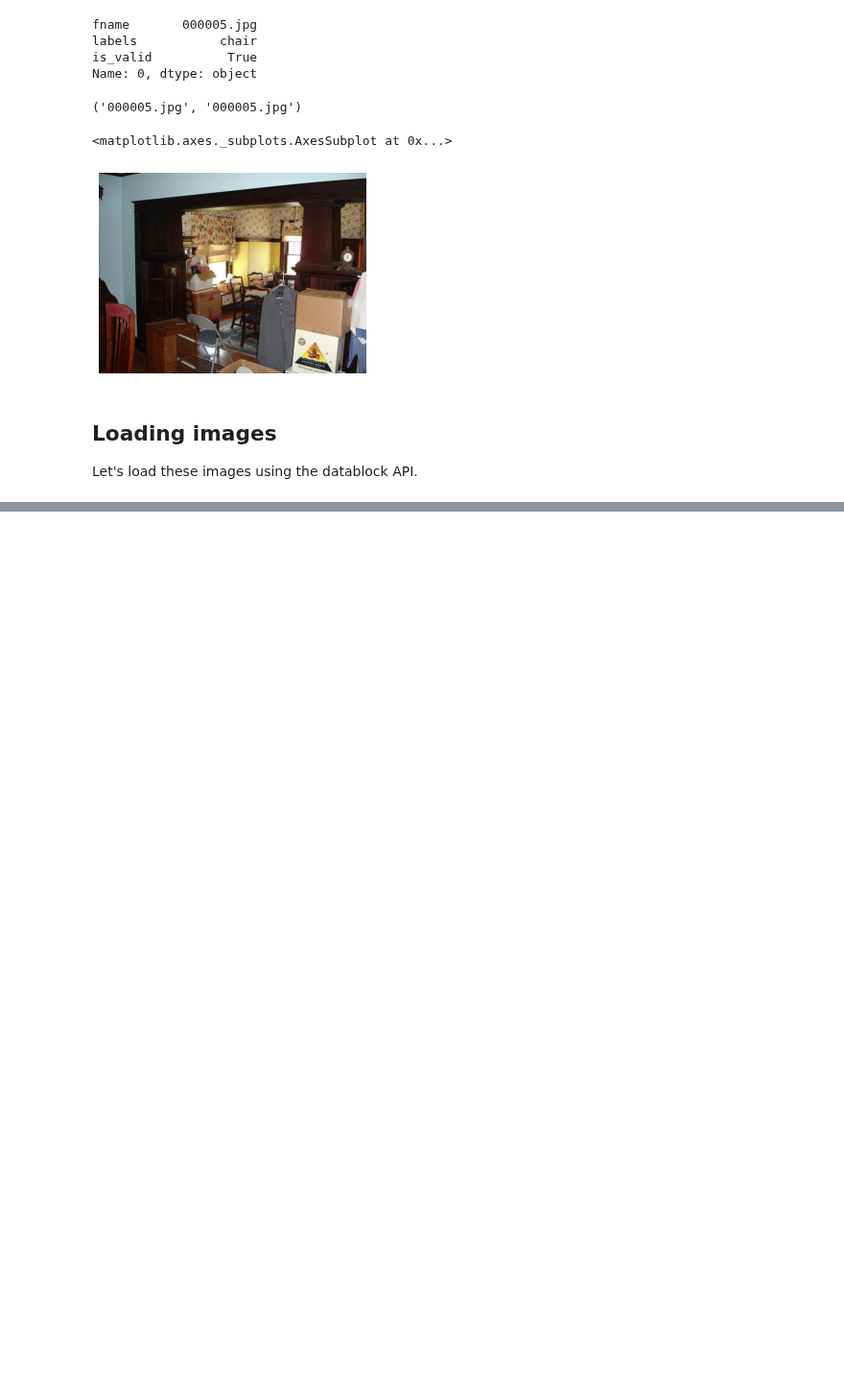
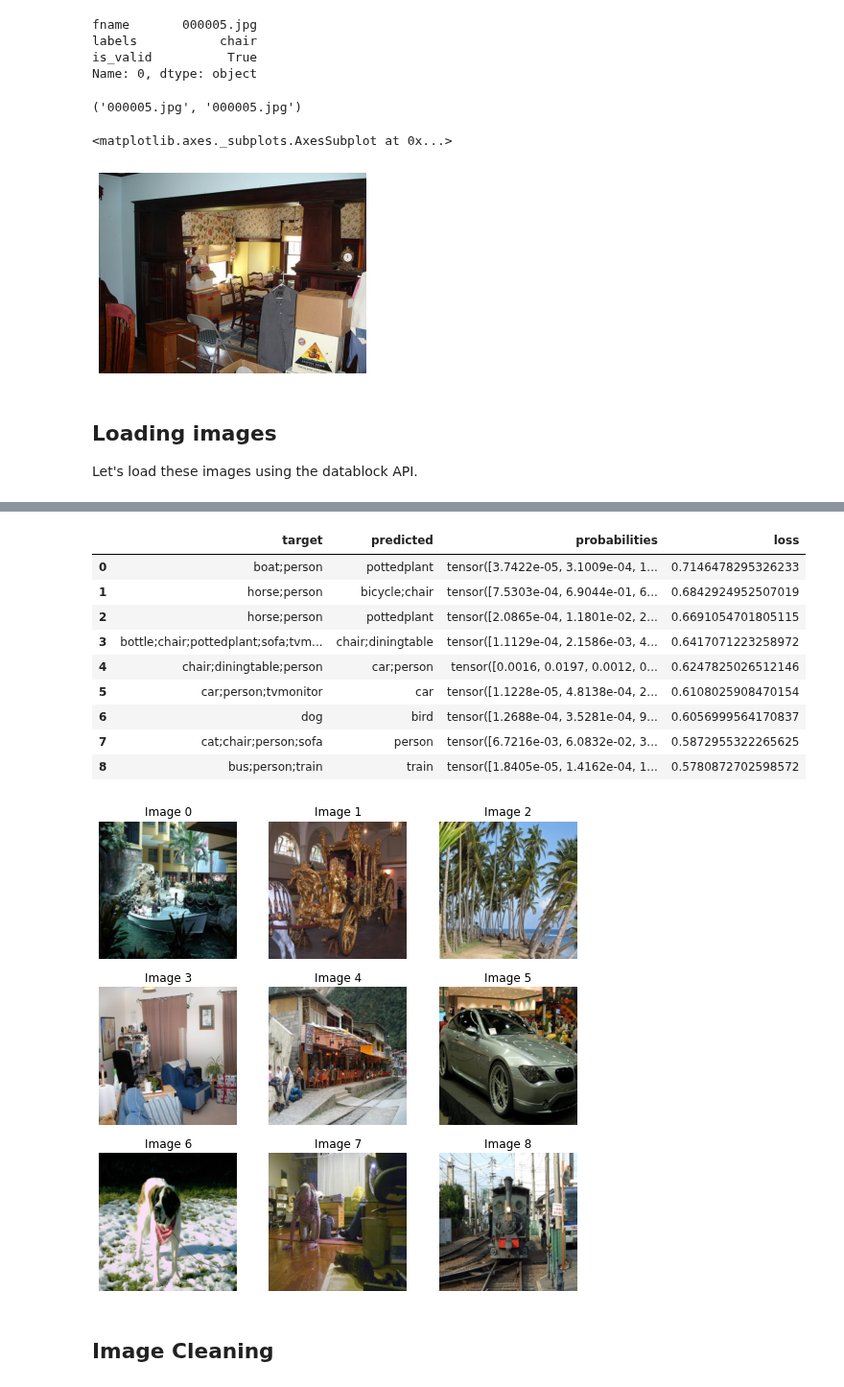
Before and after one commit to arunoda/fastai-v4, a Jupyter notebook: 06_1_multi_cat.ipynb, the cells around one changed output, grey strips where cells are left out. Shown at 96% size. Cells and saved outputs as stored; diff of their text form; code cells hidden in the pictures; blank space fills up the shorter version.

```diff
--- a/06_1_multi_cat.ipynb
+++ b/06_1_multi_cat.ipynb
@@ -142,0 +217,2 @@ Let's load these images using the datablock API.
+# %%
+analyzer = ClassificationInterpretation.from_learner(learn)
@@ -142,0 +221,16 @@ Let's load these images using the datablock API.
+# %%
+analyzer.plot_top_losses(9)
+# %% [output]
+|  | target | predicted | probabilities | loss |
+| 0 | boat;person | pottedplant | tensor([3.7422e-05, 3.1009e-04, 1... | 0.7146478295326233 |
+| 1 | horse;person | bicycle;chair | tensor([7.5303e-04, 6.9044e-01, 6... | 0.6842924952507019 |
+| 2 | horse;person | pottedplant | tensor([2.0865e-04, 1.1801e-02, 2... | 0.6691054701805115 |
+| 3 | bottle;chair;pottedplant;sofa;tvm... | chair;diningtable | tensor([1.1129e-04, 2.1586e-03, 4... | 0.6417071223258972 |
+| 4 | chair;diningtable;person | car;person | tensor([0.0016, 0.0197, 0.0012, 0... | 0.6247825026512146 |
+| 5 | car;person;tvmonitor | car | tensor([1.1228e-05, 4.8138e-04, 2... | 0.6108025908470154 |
+| 6 | dog | bird | tensor([1.2688e-04, 3.5281e-04, 9... | 0.6056999564170837 |
+| 7 | cat;chair;person;sofa | person | tensor([6.7216e-03, 6.0832e-02, 3... | 0.5872955322265625 |
+| 8 | bus;person;train | train | tensor([1.8405e-05, 1.4162e-04, 1... | 0.5780872702598572 |
+[figure, added]
+# %% [markdown]
+## Image Cleaning
```
Also changed, not shown: parts of 22 cells of this notebook.
